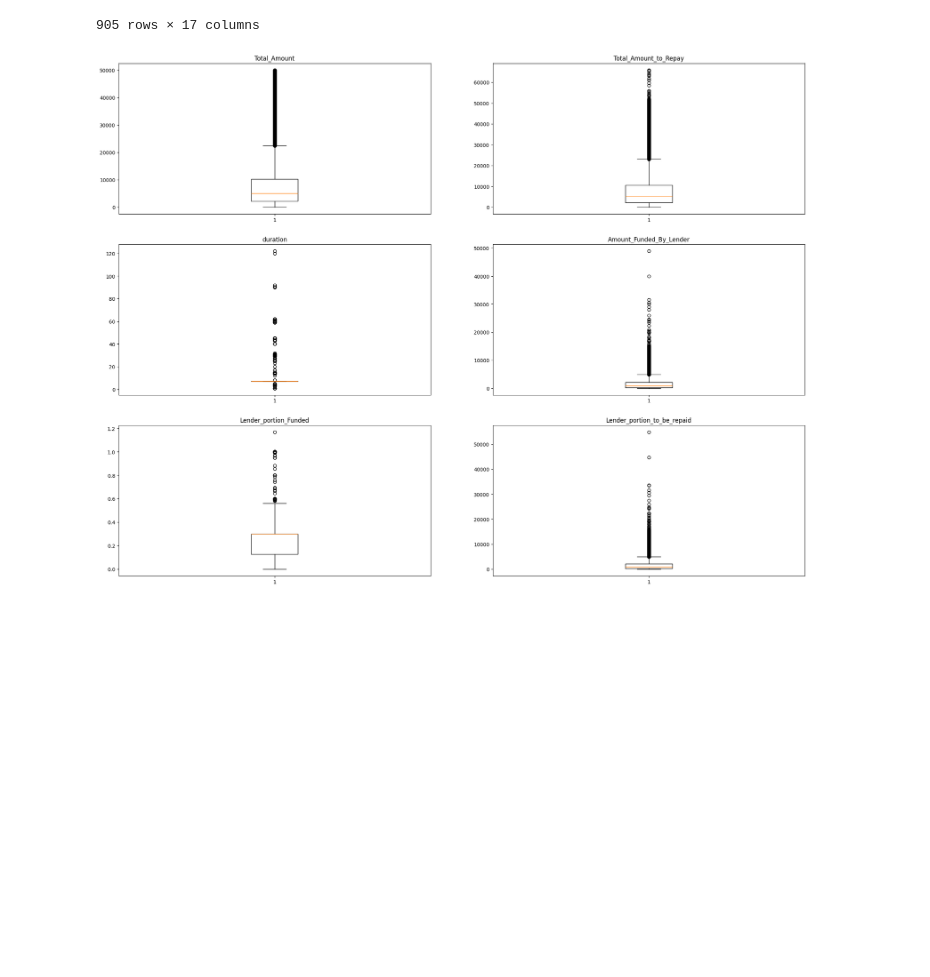
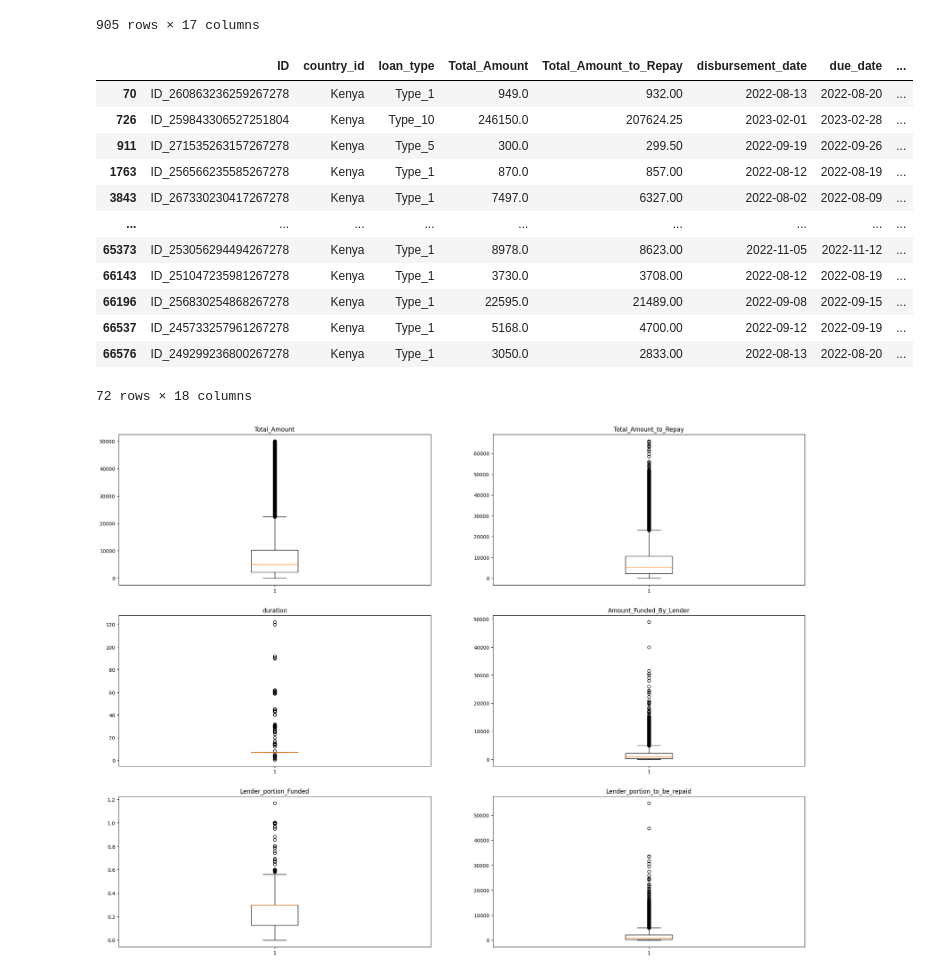
Before and after one commit to Shubham-Mate/Africa-Credit-Scoring, a Jupyter notebook: Untitled.ipynb, the cells around one changed output. Saved outputs shown, nothing was run; the diff lists cells and outputs as text; code cells hidden in the pictures; blank space fills up the shorter version.

```diff
--- a/Untitled.ipynb
+++ b/Untitled.ipynb
@@ -241,6 +241,22 @@ train_df[train_df['Total_Amount']>0.01e7]
 | 68480 | ID_261841306863251804 | Kenya | Type_10 | 144464.00 | 146630.96 | 2023-03-08 | 2023-03-31 | ... |
 | 68569 | ID_272181280431251804 | Kenya | Type_4 | 2000000.00 | 2329998.00 | 2022-10-13 | 2023-04-14 | ... |
 905 rows × 17 columns
+# %%
+train_df[train_df['Total_Amount_to_Repay'] < train_df['Total_Amount']]
+# %% [output]
+|  | ID | country_id | loan_type | Total_Amount | Total_Amount_to_Repay | disbursement_date | due_date | ... |
+| 70 | ID_260863236259267278 | Kenya | Type_1 | 949.0 | 932.00 | 2022-08-13 | 2022-08-20 | ... |
+| 726 | ID_259843306527251804 | Kenya | Type_10 | 246150.0 | 207624.25 | 2023-02-01 | 2023-02-28 | ... |
+| 911 | ID_271535263157267278 | Kenya | Type_5 | 300.0 | 299.50 | 2022-09-19 | 2022-09-26 | ... |
+| 1763 | ID_256566235585267278 | Kenya | Type_1 | 870.0 | 857.00 | 2022-08-12 | 2022-08-19 | ... |
+| 3843 | ID_267330230417267278 | Kenya | Type_1 | 7497.0 | 6327.00 | 2022-08-02 | 2022-08-09 | ... |
+| ... | ... | ... | ... | ... | ... | ... | ... | ... |
+| 65373 | ID_253056294494267278 | Kenya | Type_1 | 8978.0 | 8623.00 | 2022-11-05 | 2022-11-12 | ... |
+| 66143 | ID_251047235981267278 | Kenya | Type_1 | 3730.0 | 3708.00 | 2022-08-12 | 2022-08-19 | ... |
+| 66196 | ID_256830254868267278 | Kenya | Type_1 | 22595.0 | 21489.00 | 2022-09-08 | 2022-09-15 | ... |
+| 66537 | ID_245733257961267278 | Kenya | Type_1 | 5168.0 | 4700.00 | 2022-09-12 | 2022-09-19 | ... |
+| 66576 | ID_249299236800267278 | Kenya | Type_1 | 3050.0 | 2833.00 | 2022-08-13 | 2022-08-20 | ... |
+72 rows × 18 columns
 # %%
 # Violin Plot
 
```
Also changed, not shown: parts of 35 cells of this notebook, 8 other files.
